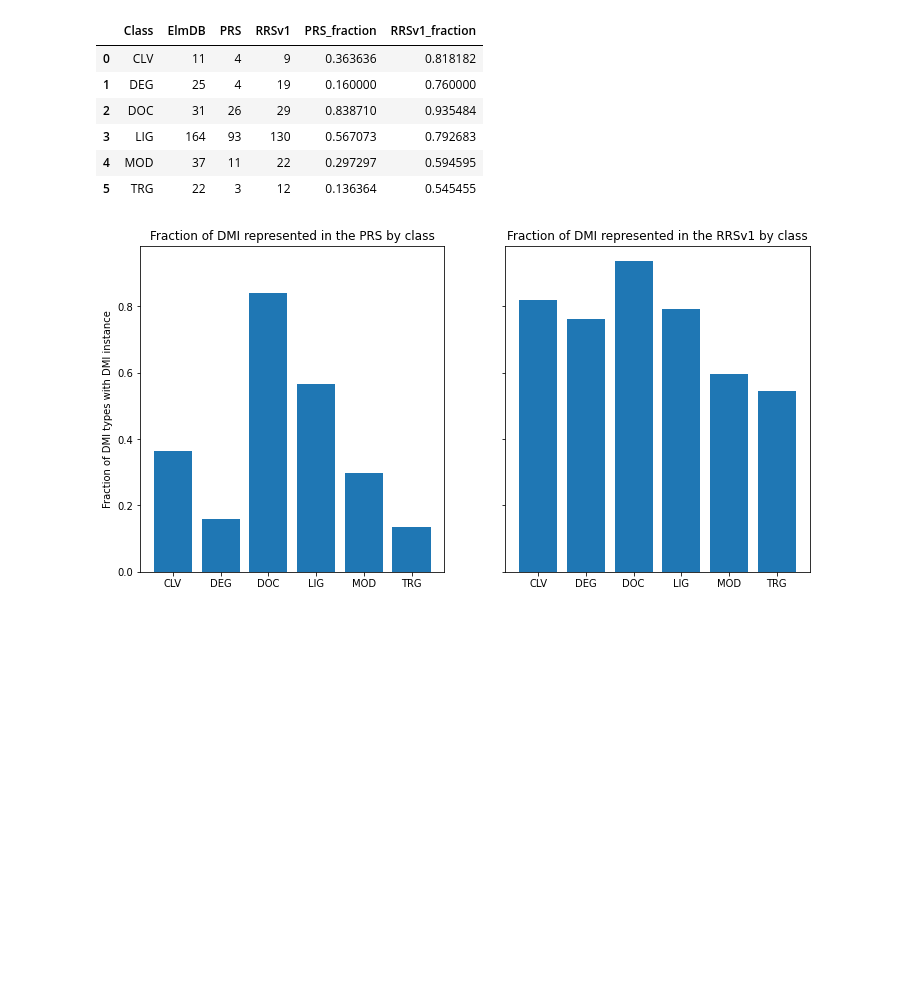
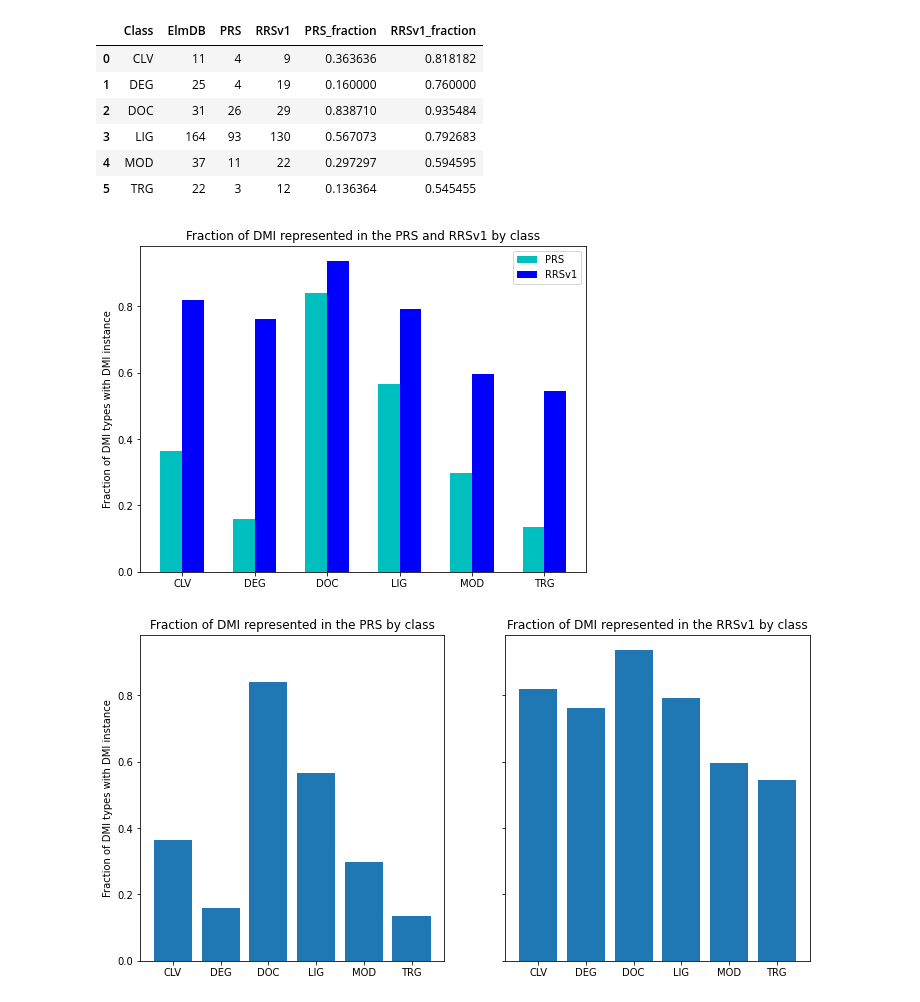
Before and after one commit to johnlee2104/DMI_predictor, a Jupyter notebook: PRS_RRS_features_analysis.ipynb, the cells around one changed output. Cells and saved outputs as stored; diff of their text form; code cells hidden in the pictures; blank space fills up the shorter version.

Commit message:
Added a new graph that shows PRS and RRSv1 DMI representation within the same graph, for better visualization.

```diff
--- a/PRS_RRS_features_analysis.ipynb
+++ b/PRS_RRS_features_analysis.ipynb
@@ -133,6 +133,23 @@ DMI_count_df
 | 3 | LIG | 164 | 93 | 130 | 0.567073 | 0.792683 |
 | 4 | MOD | 37 | 11 | 22 | 0.297297 | 0.594595 |
 | 5 | TRG | 22 | 3 | 12 | 0.136364 | 0.545455 |
+# %%
+N= 6
+ind= np.arange(N)
+width= 0.3
+
+plt.figure(figsize= (8,6))
+plt.bar(ind, DMI_count_df.PRS_fraction, width, color= 'c', label= 'PRS')
+plt.bar(ind + width, DMI_count_df.RRSv1_fraction, width, color= 'b', label= 'RRSv1')
+
+plt.xticks(ind + width / 2, DMI_count_df.Class)
+plt.title('Fraction of DMI represented in the PRS and RRSv1 by class')
+plt.ylabel('Fraction of DMI types with DMI instance')
+plt.legend(loc= 'best')
+
+plt.show()
+# %% [output]
+[figure, added]
 # %%
 fig, (ax1, ax2)= plt.subplots(1, 2, figsize= (12, 6), sharey= True)
 
```
Also changed, not shown: parts of 1 cell of this notebook.
